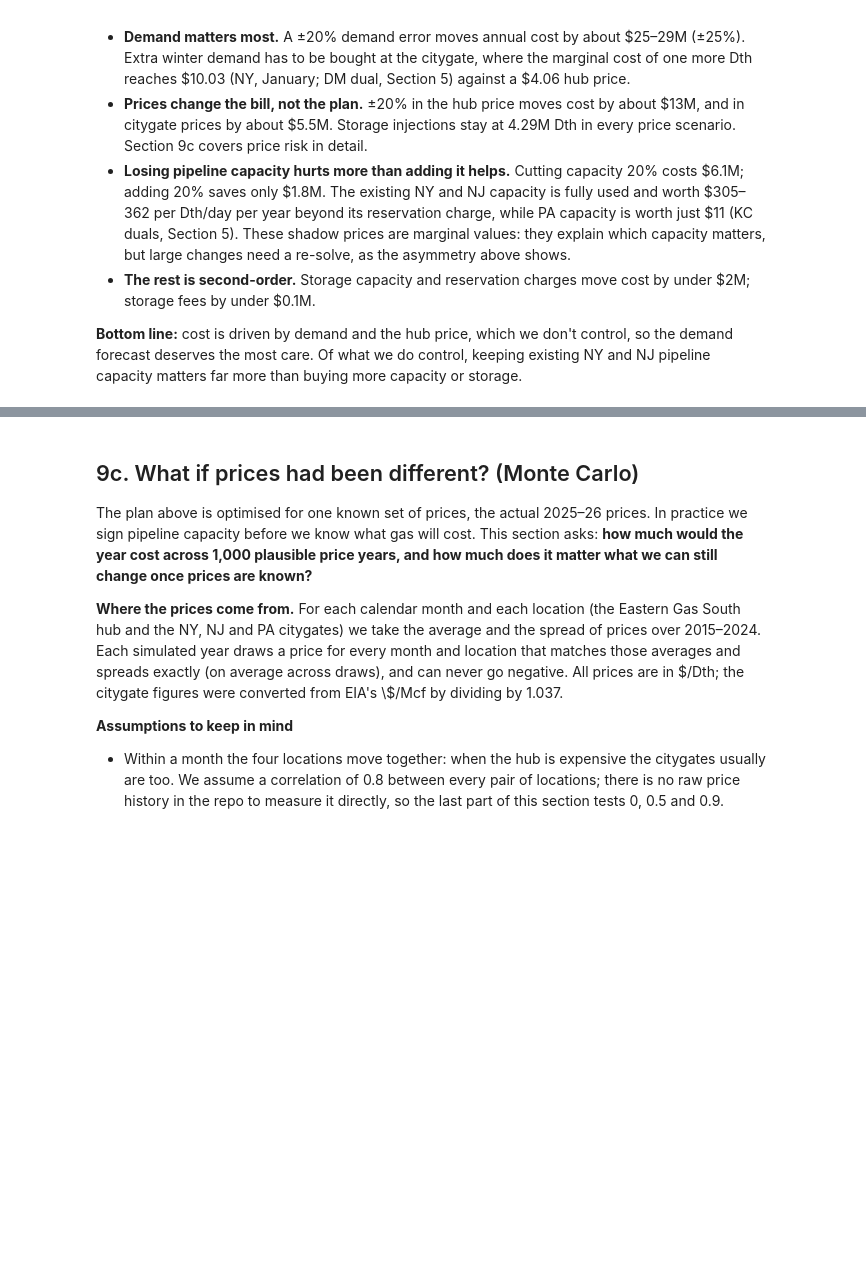
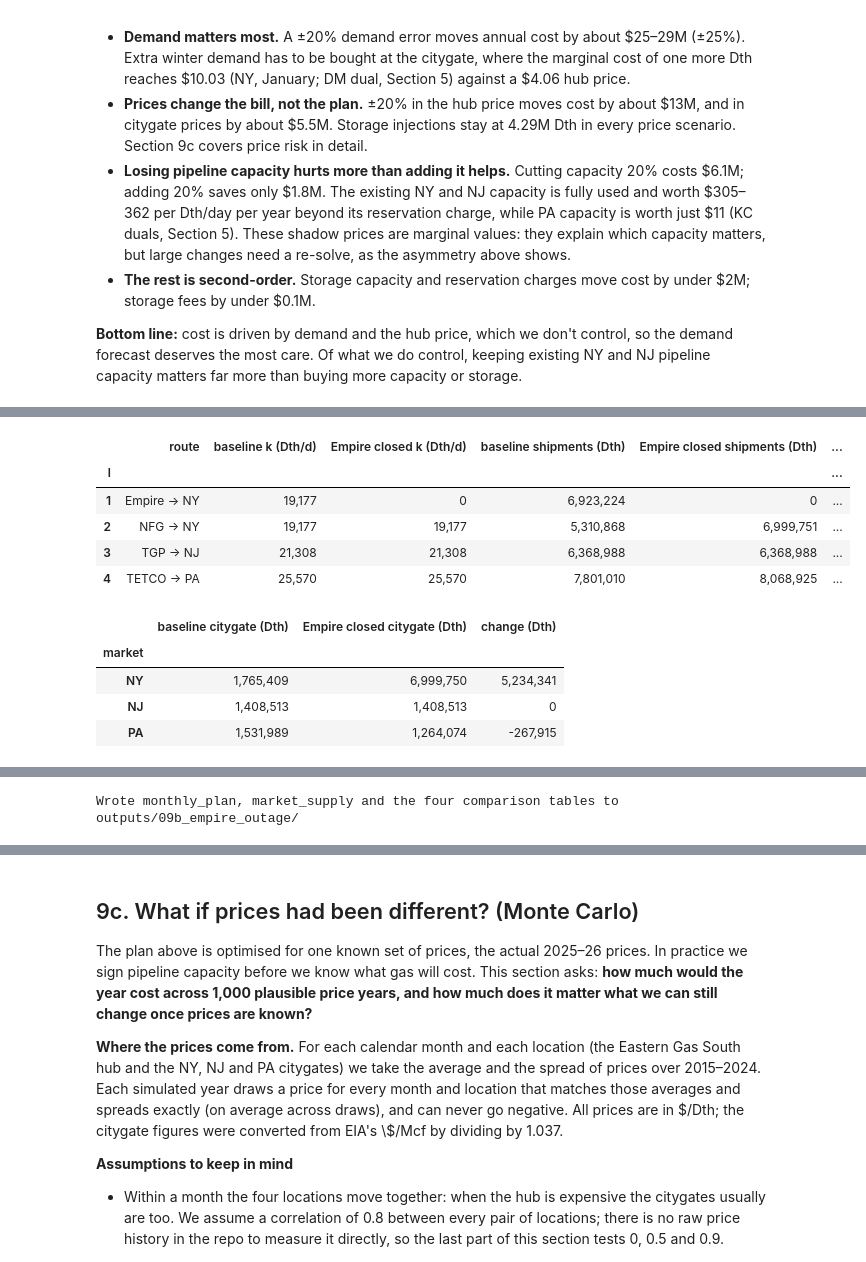
Before and after one commit to robjiakai/MidAtlanticGasMerchant, a Jupyter notebook: run_model.ipynb, the cells around one changed output, grey strips where cells are left out. Saved outputs shown, nothing was run; the diff lists cells and outputs as text; code cells hidden in the pictures; blank space fills up the shorter version.

```diff
--- a/run_model.ipynb
+++ b/run_model.ipynb
@@ -714,0 +573,77 @@ plt.show()
+# %%
+def plan_tables(sol, data):
+    """Section 4's monthly plan and supply tables, for any solution."""
+    plan = pd.DataFrame({
+        "hub P": [data["P"][t] for t in T],
+        "hub buy x": [sol["x"][t] for t in T],
+        **{f"ship {ROUTE_NAME[l]}": [sol["s"][l, t] for t in T] for l in L},
+        **{f"inj {f}": [sol["qin"][f, t] for t in T] for f in F},
+        **{f"wd {f}": [sol["qout"][f, t] for t in T] for f in F},
+        **{f"inv {f}": [sol["I"][f, t] for t in T] for f in F},
+    }, index=pd.Index(MONTHS, name="month"))
+    rows = []
+    for j in J:
+        for t, month in zip(T, MONTHS):
+            pipe = sum((1 - data["phi"][l]) * sol["s"][l, t] for l in data["L_j"][j])
+            stor = sum(sol["qout"][f, t] - sol["qin"][f, t] for f in data["F_j"][j])
+            rows.append({"market": j, "month": month, "pipeline": pipe, "storage (net)": stor,
+                         "citygate": sol["u"][j, t], "demand": data["D"][j, t],
+                         "citygate price": data["pi"][j, t]})
+    supply = pd.DataFrame(rows).set_index(["market", "month"])
+    supply["citygate share"] = supply["citygate"] / supply["demand"]
+    return plan, supply
+
+base_plan, base_supply = plan_tables(sol, data)
+pd.testing.assert_frame_equal(base_plan, plan)          # same tables as Section 4
+pd.testing.assert_frame_equal(base_supply, supply)
+outage_plan, outage_supply = plan_tables(outage_sol, outage_data)
+
+route_comparison = pd.DataFrame({
+    "route": [ROUTE_NAME[l] for l in L],
+    "baseline k (Dth/d)": [sol["k"][l] for l in L],
+    "Empire closed k (Dth/d)": [outage_sol["k"][l] for l in L],
+    "baseline shipments (Dth)": [sum(sol["s"][l, t] for t in T) for l in L],
+    "Empire closed shipments (Dth)": [sum(outage_sol["s"][l, t] for t in T) for l in L],
+    "Empire closed KC dual, net ($/yr)": [outage_sol["duals"]["KC"][l] for l in L],
+}, index=pd.Index(L, name="l"))
+route_comparison["shipment change (Dth)"] = (route_comparison["Empire closed shipments (Dth)"]
+                                             - route_comparison["baseline shipments (Dth)"])
+
+market_comparison = pd.DataFrame({
+    "baseline citygate (Dth)": base_supply.groupby(level="market", sort=False)["citygate"].sum(),
+    "Empire closed citygate (Dth)": outage_supply.groupby(level="market", sort=False)["citygate"].sum(),
+})
+market_comparison["change (Dth)"] = market_comparison["Empire closed citygate (Dth)"] - market_comparison["baseline citygate (Dth)"]
+
+storage_comparison = pd.DataFrame({
+    "baseline injections (Dth)": [sum(sol["qin"][f, t] for t in T) for f in F],
+    "Empire closed injections (Dth)": [sum(outage_sol["qin"][f, t] for t in T) for f in F],
+    "baseline withdrawals (Dth)": [sum(sol["qout"][f, t] for t in T) for f in F],
+    "Empire closed withdrawals (Dth)": [sum(outage_sol["qout"][f, t] for t in T) for f in F],
+}, index=pd.Index(F, name="f"))
+
+display(route_comparison.style.format("{:,.0f}", subset=route_comparison.columns[1:]),
+        market_comparison.style.format("{:,.0f}"),
+        storage_comparison.style.format("{:,.0f}"))
+
+OUTAGE_DIR = FIG_DIR / "09b_empire_outage"
+OUTAGE_DIR.mkdir(parents=True, exist_ok=True)
+outage_plan.to_csv(OUTAGE_DIR / "monthly_plan.csv")
+outage_supply.to_csv(OUTAGE_DIR / "market_supply.csv")
+cost_comparison.to_csv(OUTAGE_DIR / "cost_comparison.csv")
+route_comparison.to_csv(OUTAGE_DIR / "route_comparison.csv")
+market_comparison.to_csv(OUTAGE_DIR / "market_comparison.csv")
+storage_comparison.to_csv(OUTAGE_DIR / "storage_comparison.csv")
+print(f"Wrote monthly_plan, market_supply and the four comparison tables to {OUTAGE_DIR}/")
+# %% [output]
+|  | route | baseline k (Dth/d) | Empire closed k (Dth/d) | baseline shipments (Dth) | Empire closed shipments (Dth) | ... |
+| l |  |  |  |  |  | ... |
+| 1 | Empire → NY | 19,177 | 0 | 6,923,224 | 0 | ... |
+| 2 | NFG → NY | 19,177 | 19,177 | 5,310,868 | 6,999,751 | ... |
+| 3 | TGP → NJ | 21,308 | 21,308 | 6,368,988 | 6,368,988 | ... |
+| 4 | TETCO → PA | 25,570 | 25,570 | 7,801,010 | 8,068,925 | ... |
+|  | baseline citygate (Dth) | Empire closed citygate (Dth) | change (Dth) |
+| market |  |  |  |
+| NY | 1,765,409 | 6,999,750 | 5,234,341 |
+| NJ | 1,408,513 | 1,408,513 | 0 |
+| PA | 1,531,989 | 1,264,074 | -267,915 |
@@ -714,0 +654 @@ plt.show()
+Wrote monthly_plan, market_supply and the four comparison tables to outputs/09b_empire_outage/
```
Also changed, not shown: parts of 36 cells of this notebook, 12 other files.
